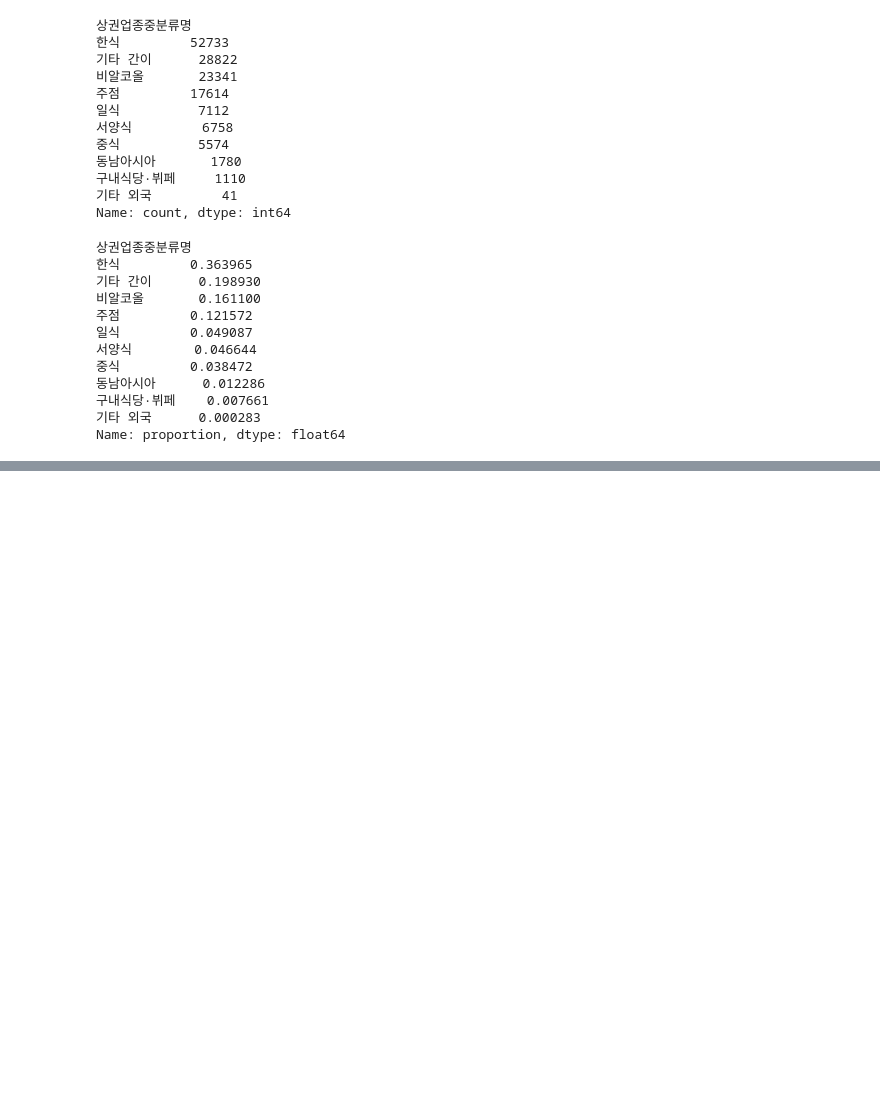
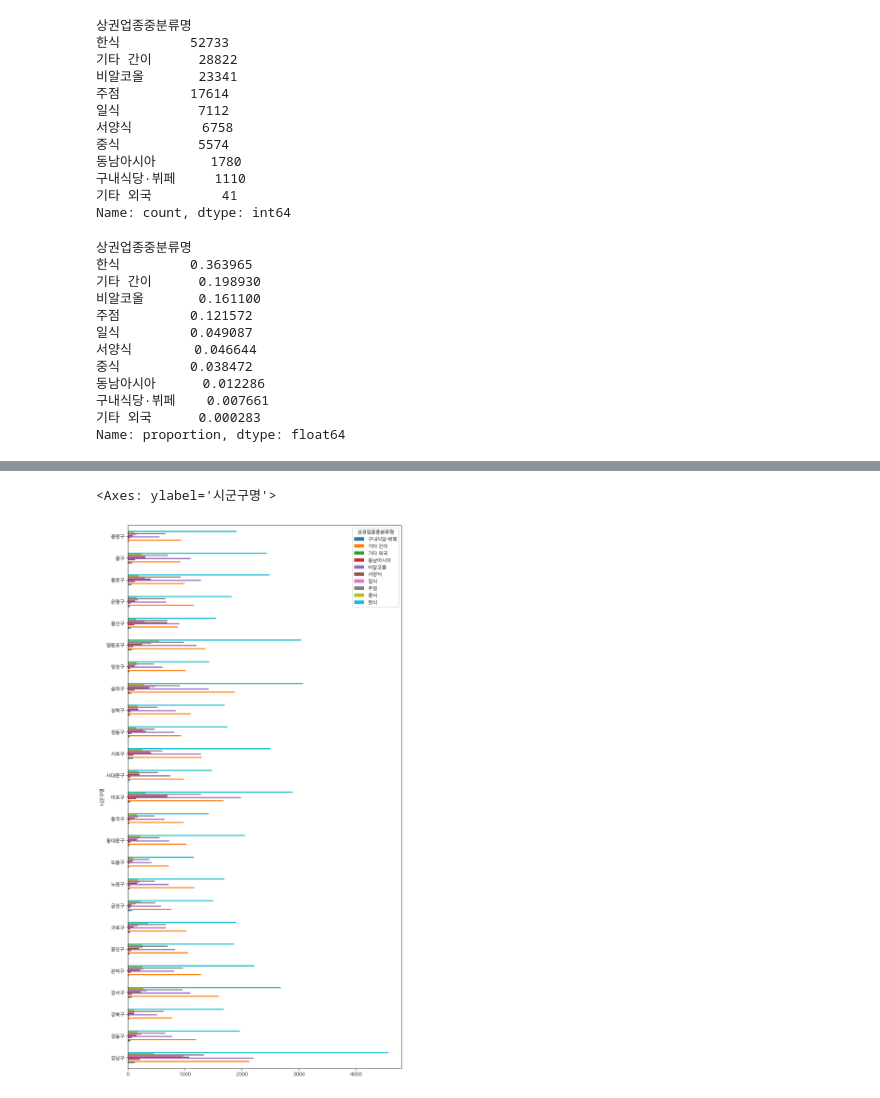
Before and after one commit to JongHyun070105/BigDataAnalyzing2025, a Jupyter notebook: 상가상권정보_30710.ipynb, the cells around one changed output, grey strips where cells are left out. Drawn from its saved outputs; the diff is of its cells as text; code cells hidden in the pictures; blank space fills up the shorter version.

```diff
--- a/상가상권정보_30710.ipynb
+++ b/상가상권정보_30710.ipynb
@@ -835,0 +834,4 @@ df[(df['상권업종대분류명'] == '음식') & (df['상권업종중분류명'
+# %%
+# 음식점 데이터에서 1차 시군구명, 2차 상권업종 중분류명으로 분류해서 갯수 세기
+food_gu = df_food.groupby(['시군구명','상권업종중분류명'])['상호명'].count()
+food_gu
@@ -835,0 +1048,5 @@ df[(df['상권업종대분류명'] == '음식') & (df['상권업종중분류명'
+# %%
+food_gu.unstack().plot.barh(figsize = (10,20))
+# %% [output]
+<Axes: ylabel='시군구명'>
+[figure, added]
```
Also changed, not shown: parts of 27 cells of this notebook.
